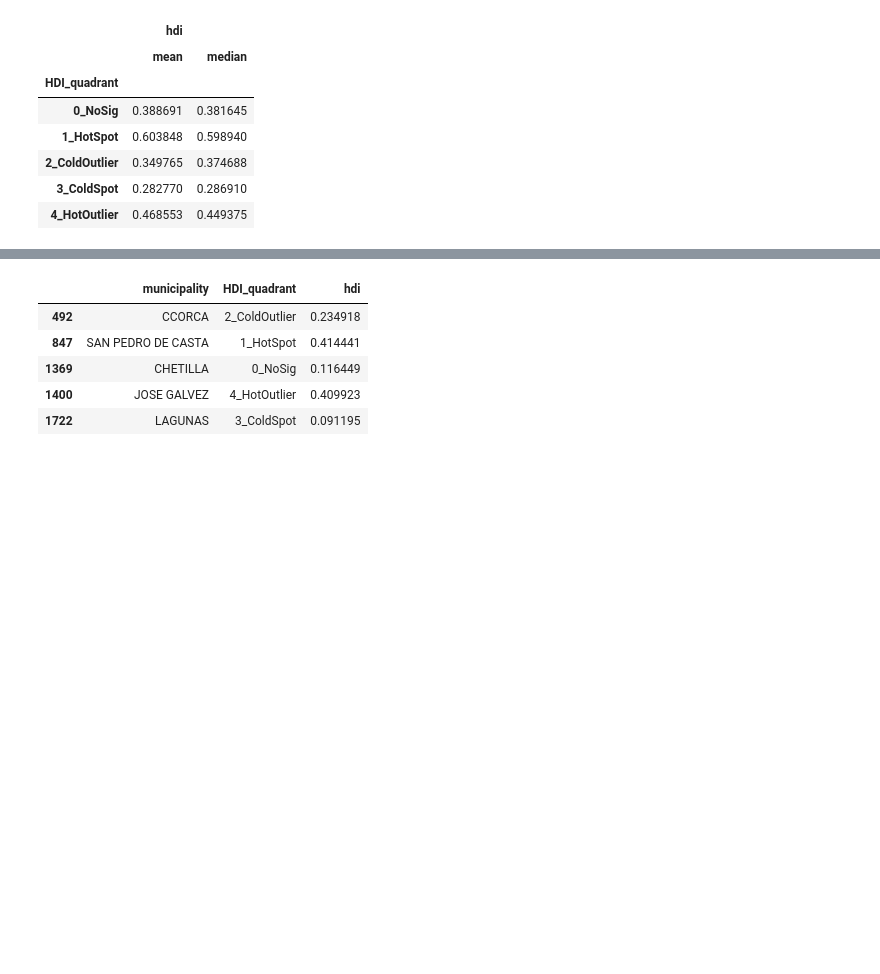
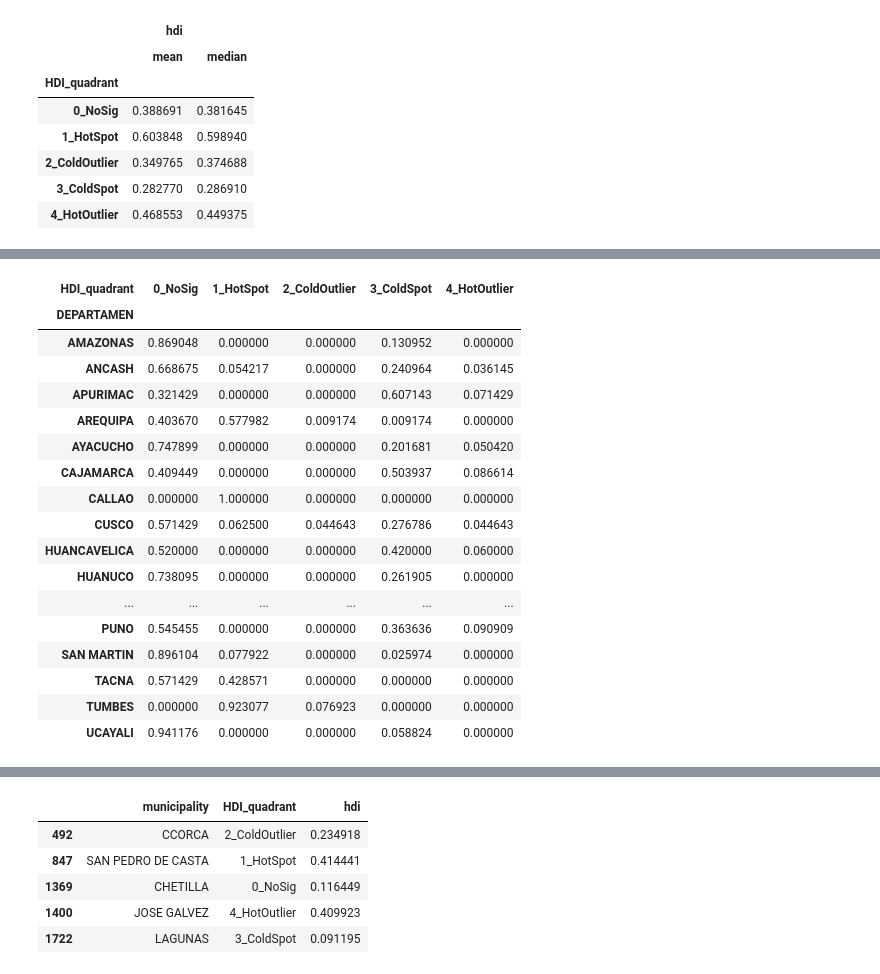
Before and after one commit to DACSS-CSSmeths/Spatial-Analytics, a Jupyter notebook: index.ipynb, the cells around one changed output, grey strips where cells are left out. Saved outputs shown, nothing was run; the diff lists cells and outputs as text; code cells hidden in the pictures; blank space fills up the shorter version.

```diff
--- a/index.ipynb
+++ b/index.ipynb
@@ -442,0 +467,22 @@ peru_hdi_map.groupby('HDI_quadrant').agg({'hdi': ['mean','median']})
+# %%
+# normalized values per row
+pd.crosstab(peru_hdi_map.DEPARTAMEN,peru_hdi_map.HDI_quadrant,normalize='index')
+# %% [output]
+| HDI_quadrant | 0_NoSig | 1_HotSpot | 2_ColdOutlier | 3_ColdSpot | 4_HotOutlier |
+| DEPARTAMEN |  |  |  |  |  |
+| AMAZONAS | 0.869048 | 0.000000 | 0.000000 | 0.130952 | 0.000000 |
+| ANCASH | 0.668675 | 0.054217 | 0.000000 | 0.240964 | 0.036145 |
+| APURIMAC | 0.321429 | 0.000000 | 0.000000 | 0.607143 | 0.071429 |
+| AREQUIPA | 0.403670 | 0.577982 | 0.009174 | 0.009174 | 0.000000 |
+| AYACUCHO | 0.747899 | 0.000000 | 0.000000 | 0.201681 | 0.050420 |
+| CAJAMARCA | 0.409449 | 0.000000 | 0.000000 | 0.503937 | 0.086614 |
+| CALLAO | 0.000000 | 1.000000 | 0.000000 | 0.000000 | 0.000000 |
+| CUSCO | 0.571429 | 0.062500 | 0.044643 | 0.276786 | 0.044643 |
+| HUANCAVELICA | 0.520000 | 0.000000 | 0.000000 | 0.420000 | 0.060000 |
+| HUANUCO | 0.738095 | 0.000000 | 0.000000 | 0.261905 | 0.000000 |
+| ... | ... | ... | ... | ... | ... |
+| PUNO | 0.545455 | 0.000000 | 0.000000 | 0.363636 | 0.090909 |
+| SAN MARTIN | 0.896104 | 0.077922 | 0.000000 | 0.025974 | 0.000000 |
+| TACNA | 0.571429 | 0.428571 | 0.000000 | 0.000000 | 0.000000 |
+| TUMBES | 0.000000 | 0.923077 | 0.076923 | 0.000000 | 0.000000 |
+| UCAYALI | 0.941176 | 0.000000 | 0.000000 | 0.058824 | 0.000000 |
```
Also changed, not shown: parts of 4 cells of this notebook, 2 other files.
